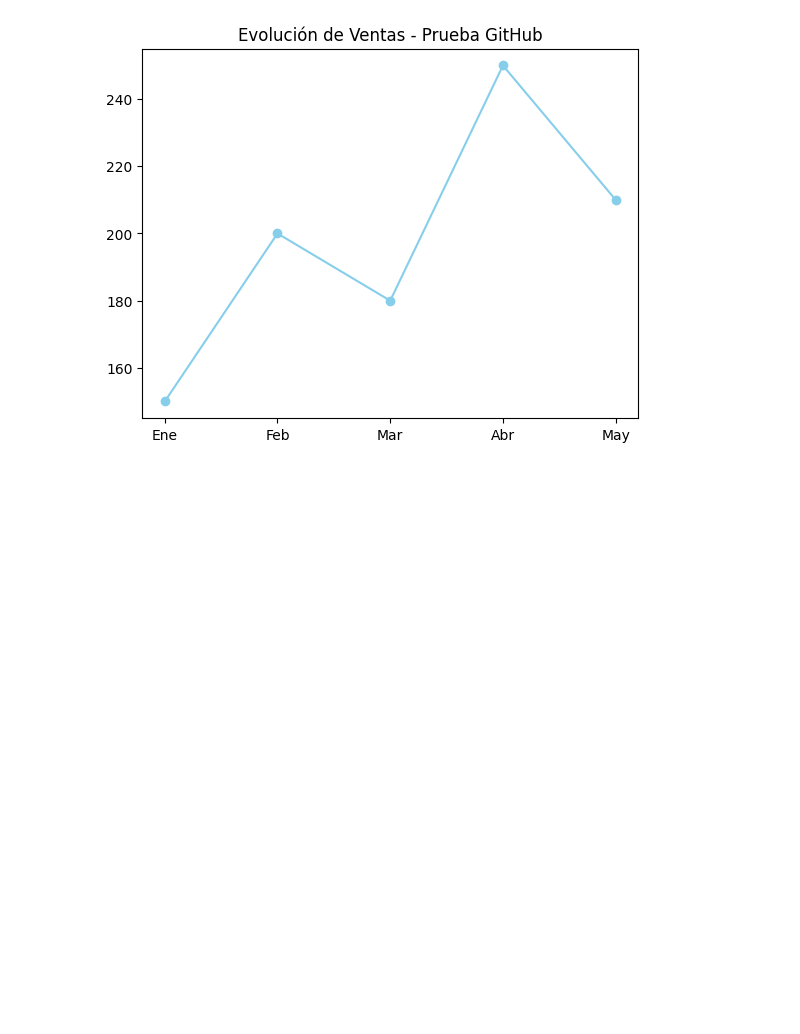
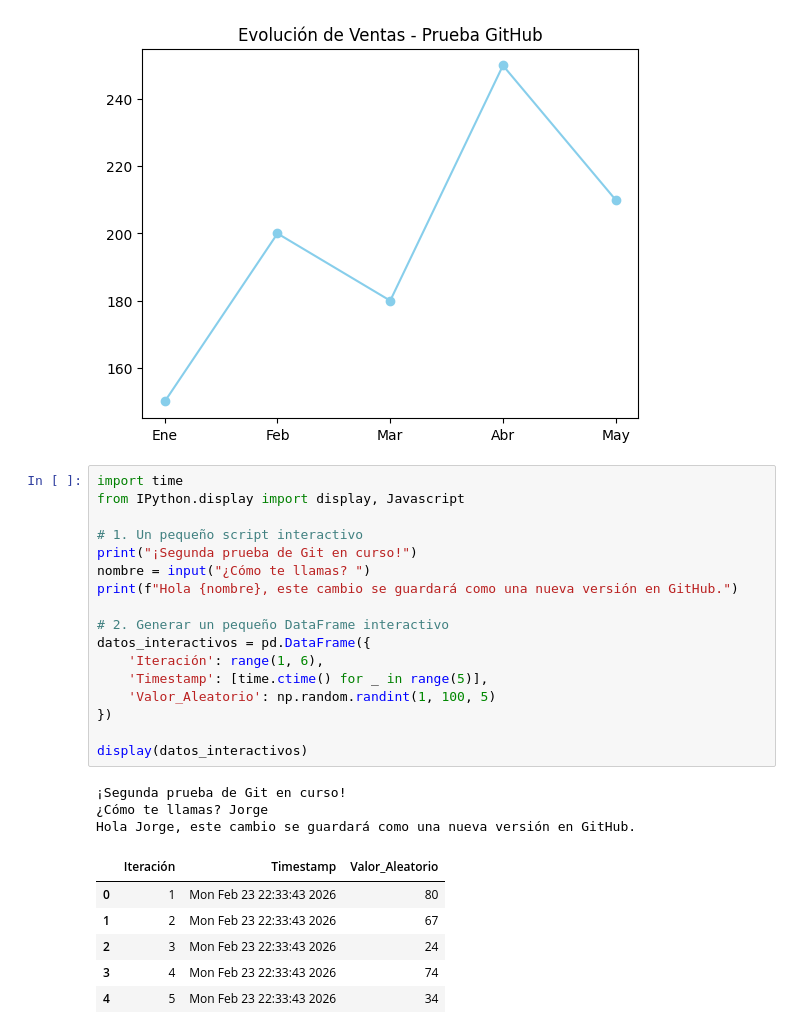
Before and after one commit to JorL-08/git-y-github-desde-google-colab, a Jupyter notebook: Pruebas_git_github_googlecolab.ipynb, the cells around one changed output. Drawn from its saved outputs; the diff is of its cells as text; blank space fills up the shorter version.

```diff
--- a/Pruebas_git_github_googlecolab.ipynb
+++ b/Pruebas_git_github_googlecolab.ipynb
@@ -39,3 +39,30 @@ min    150.000000
 75%    210.000000
 max    250.000000
 [figure]
+# %%
+import time
+from IPython.display import display, Javascript
+
+# 1. Un pequeño script interactivo
+print("¡Segunda prueba de Git en curso!")
+nombre = input("¿Cómo te llamas? ")
+print(f"Hola {nombre}, este cambio se guardará como una nueva versión en GitHub.")
+
+# 2. Generar un pequeño DataFrame interactivo
+datos_interactivos = pd.DataFrame({
+    'Iteración': range(1, 6),
+    'Timestamp': [time.ctime() for _ in range(5)],
+    'Valor_Aleatorio': np.random.randint(1, 100, 5)
+})
+
+display(datos_interactivos)
+# %% [output]
+¡Segunda prueba de Git en curso!
+¿Cómo te llamas? Jorge
+Hola Jorge, este cambio se guardará como una nueva versión en GitHub.
+|  | Iteración | Timestamp | Valor_Aleatorio |
+| 0 | 1 | Mon Feb 23 22:33:43 2026 | 80 |
+| 1 | 2 | Mon Feb 23 22:33:43 2026 | 67 |
+| 2 | 3 | Mon Feb 23 22:33:43 2026 | 24 |
+| 3 | 4 | Mon Feb 23 22:33:43 2026 | 74 |
+| 4 | 5 | Mon Feb 23 22:33:43 2026 | 34 |
```
